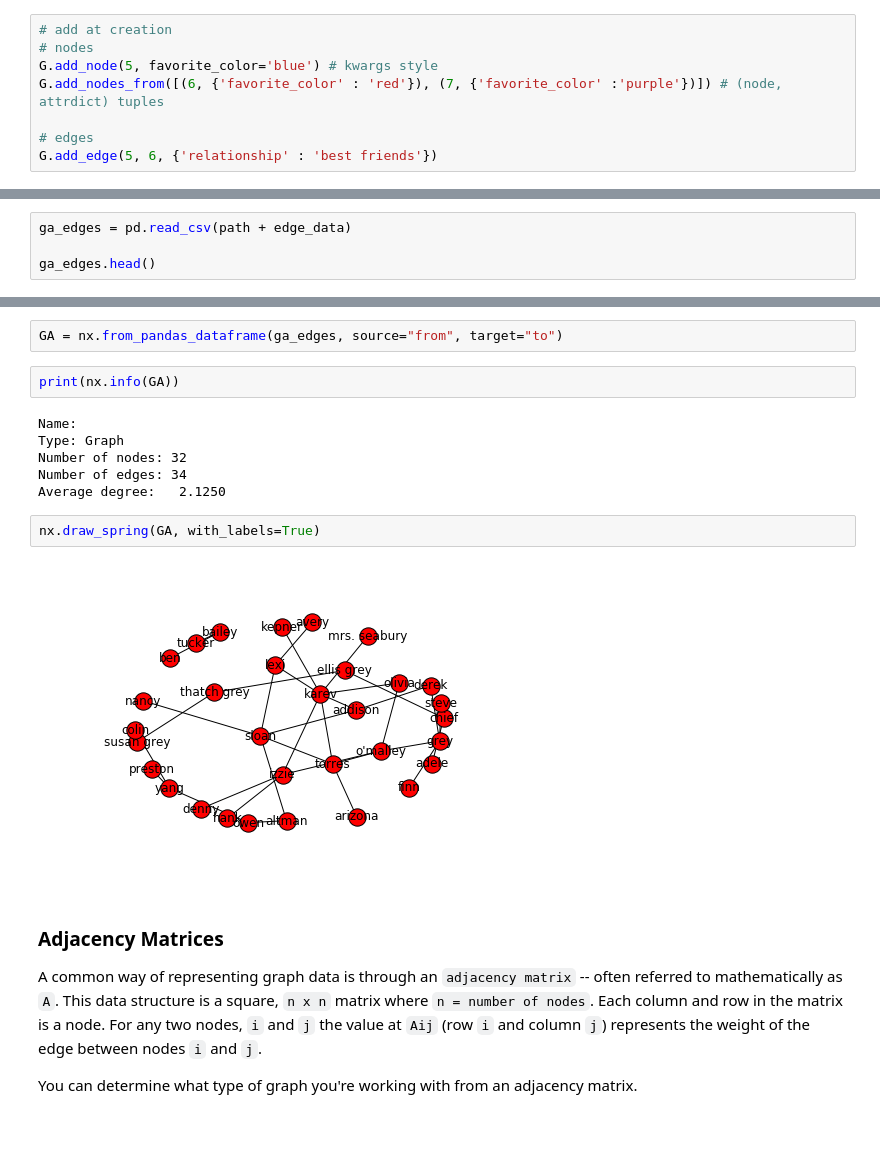
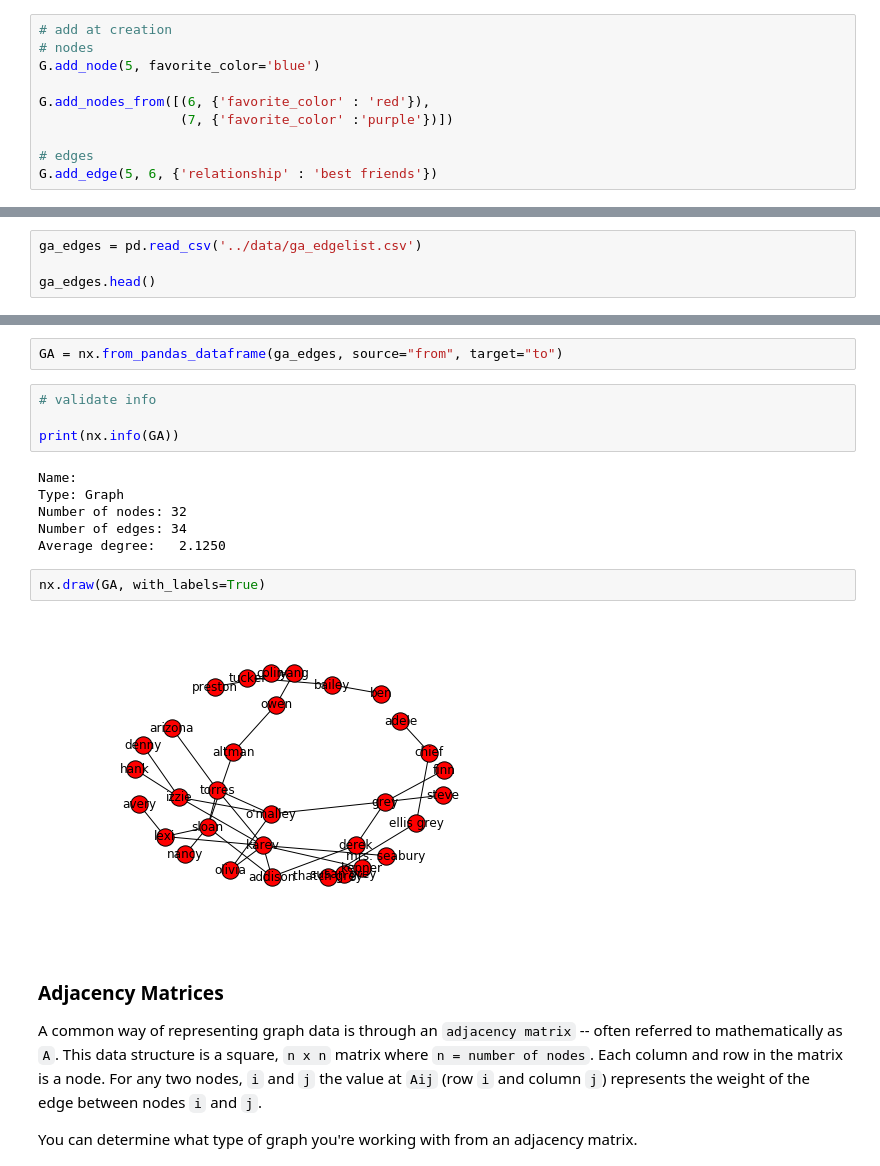
Before and after one commit to rtidatascience/connected-nx-tutorial, a Jupyter notebook: notebooks/2. Creating Graphs.ipynb, the cells around one changed output, grey strips where cells are left out. Cells and saved outputs as stored; diff of their text form; blank space fills up the shorter version.

```diff
--- a/notebooks/2. Creating Graphs.ipynb
+++ b/notebooks/2. Creating Graphs.ipynb
@@ -61,8 +64,10 @@ nx.draw(G, with_labels=True)
 # %%
 # add at creation
 # nodes
-G.add_node(5, favorite_color='blue') # kwargs style
-G.add_nodes_from([(6, {'favorite_color' : 'red'}), (7, {'favorite_color' :'purple'})]) # (node, attrdict) tuples
+G.add_node(5, favorite_color='blue')
+
+G.add_nodes_from([(6, {'favorite_color' : 'red'}),
+                  (7, {'favorite_color' :'purple'})])
 
 # edges
 G.add_edge(5, 6, {'relationship' : 'best friends'})
@@ -166,6 +168,6 @@ Average degree:   2.1250
 Often times the data we'll want to use will probably be analyzed beforehand with `pandas`. Reading in our data to a `DataFrame` first saves us a bit of time writng code to open the files due to `read_csv` having sensible defaults around quoted characters and header rows.
 # %%
-ga_edges = pd.read_csv(path + edge_data)
+ga_edges = pd.read_csv('../data/ga_edgelist.csv')
 
 ga_edges.head()
 # %% [output]
@@ -178,6 +180,8 @@ ga_edges.head()
 # %%
 GA = nx.from_pandas_dataframe(ga_edges, source="from", target="to")
 # %%
+# validate info
+
 print(nx.info(GA))
 # %% [output]
 Name:
@@ -186,9 +190,9 @@ Number of nodes: 32
 Number of edges: 34
 Average degree:   2.1250
 # %%
-nx.draw_spring(GA, with_labels=True)
+nx.draw(GA, with_labels=True)
 # %% [output]
-[figure, old version]
+[figure, new version]
 # %% [markdown]
 ### Adjacency Matrices
 A common way of representing graph data is through an `adjacency matrix` -- often referred to mathematically as `A`. This data structure is a square, `n x n` matrix where `n = number of nodes`. Each column and row in the matrix is a node. For any two nodes, `i` and `j` the value at `Aij` (row `i` and column `j`) represents the weight of the edge between nodes `i` and `j`.
```
Also changed, not shown: parts of 26 cells of this notebook, 3 other files.
